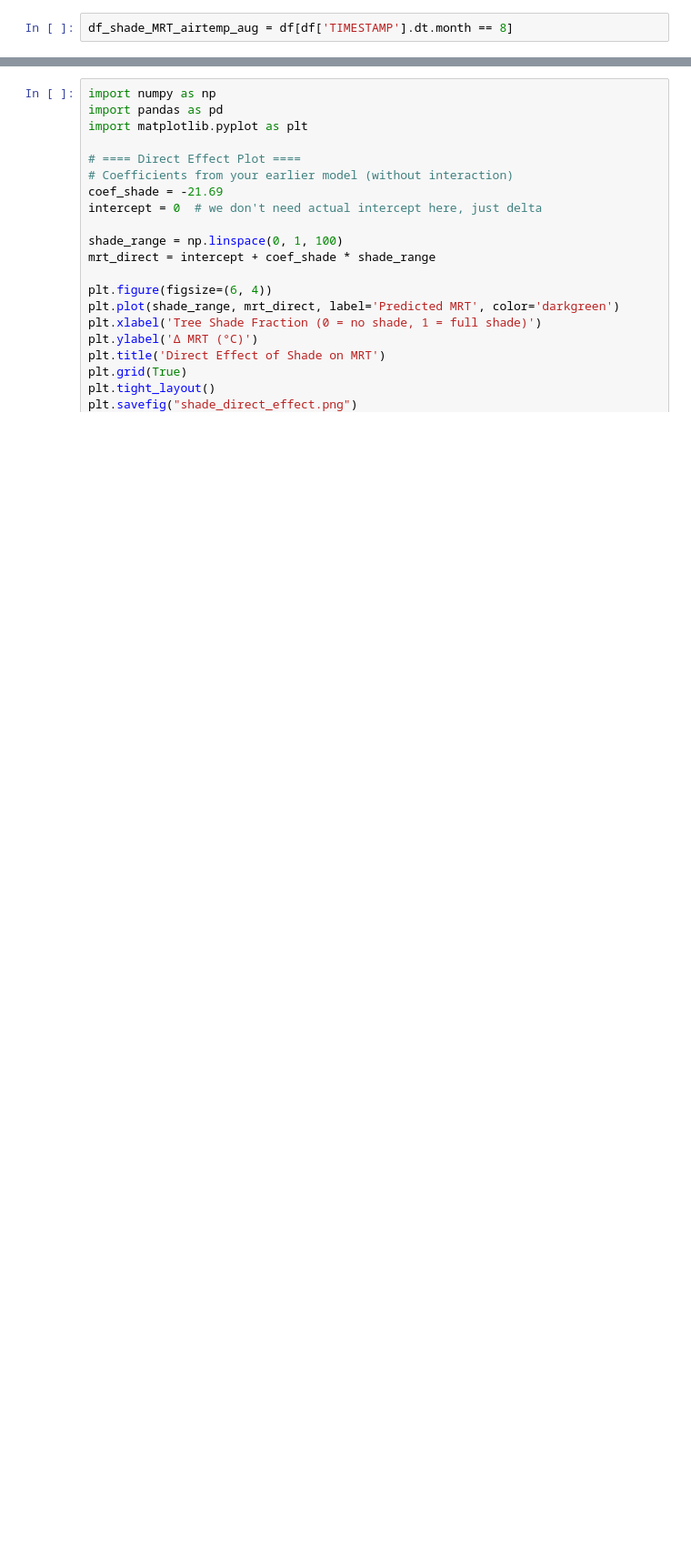
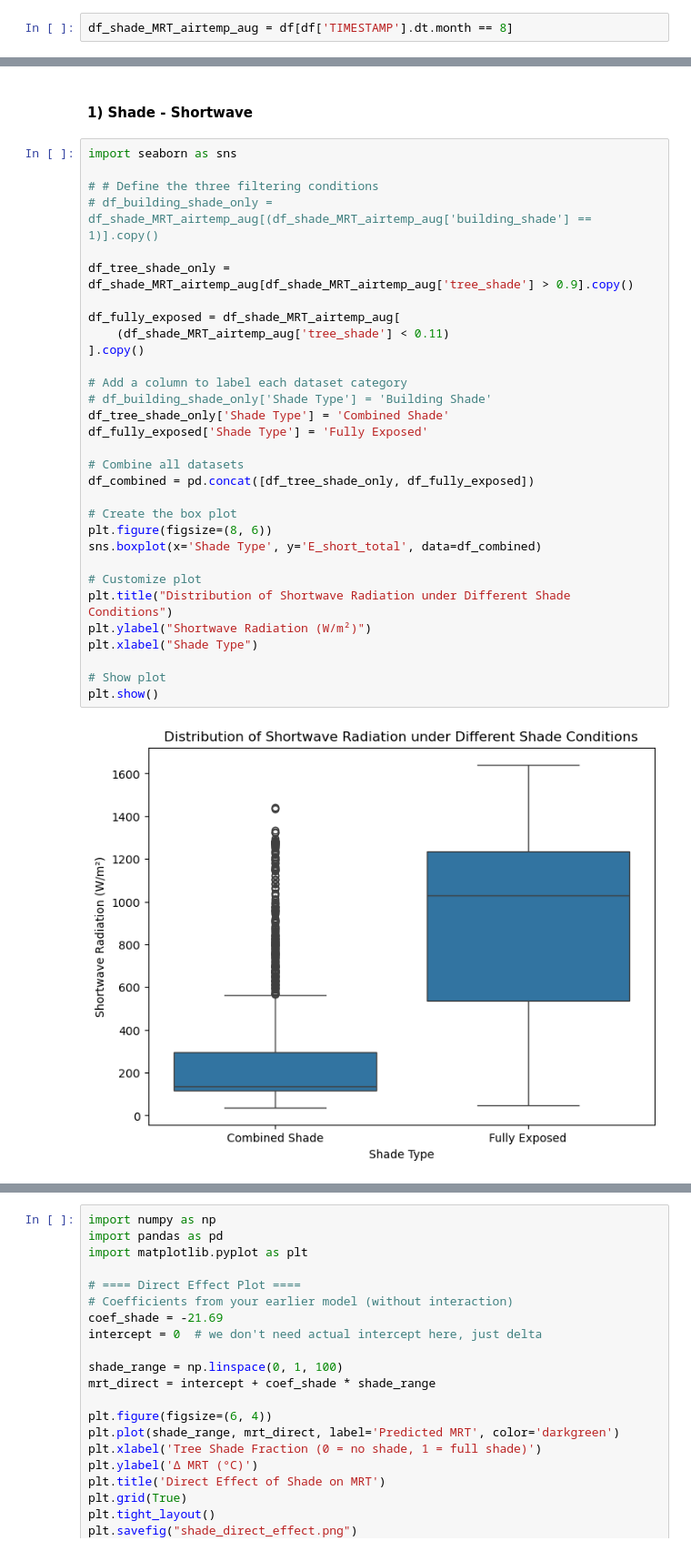
Before and after one commit to lukasbeuster/throwing_shade, a Jupyter notebook: code/climate_bike_exploration.ipynb, the cells around one changed output, grey strips where cells are left out. Shown at 91% size. Drawn from its saved outputs; the diff is of its cells as text; blank space fills up the shorter version.

```diff
--- a/code/climate_bike_exploration.ipynb
+++ b/code/climate_bike_exploration.ipynb
@@ -340,0 +333,35 @@ Index(['RECORD', 'GPSData', 'Air_Temp', 'humidity', 'Qs_in', 'Qs_out',
+# %% [markdown]
+#### 1) Shade - Shortwave
+# %%
+import seaborn as sns
+
+# # Define the three filtering conditions
+# df_building_shade_only = df_shade_MRT_airtemp_aug[(df_shade_MRT_airtemp_aug['building_shade'] == 1)].copy()
+
+df_tree_shade_only = df_shade_MRT_airtemp_aug[df_shade_MRT_airtemp_aug['tree_shade'] > 0.9].copy()
+
+df_fully_exposed = df_shade_MRT_airtemp_aug[
+    (df_shade_MRT_airtemp_aug['tree_shade'] < 0.11)
+].copy()
+
+# Add a column to label each dataset category
+# df_building_shade_only['Shade Type'] = 'Building Shade'
+df_tree_shade_only['Shade Type'] = 'Combined Shade'
+df_fully_exposed['Shade Type'] = 'Fully Exposed'
+
+# Combine all datasets
+df_combined = pd.concat([df_tree_shade_only, df_fully_exposed])
+
+# Create the box plot
+plt.figure(figsize=(8, 6))
+sns.boxplot(x='Shade Type', y='E_short_total', data=df_combined)
+
+# Customize plot
+plt.title("Distribution of Shortwave Radiation under Different Shade Conditions")
+plt.ylabel("Shortwave Radiation (W/m²)")
+plt.xlabel("Shade Type")
+
+# Show plot
+plt.show()
+# %% [output]
+[figure, added]
```
Also changed, not shown: parts of 83 cells of this notebook, 7 other files.
